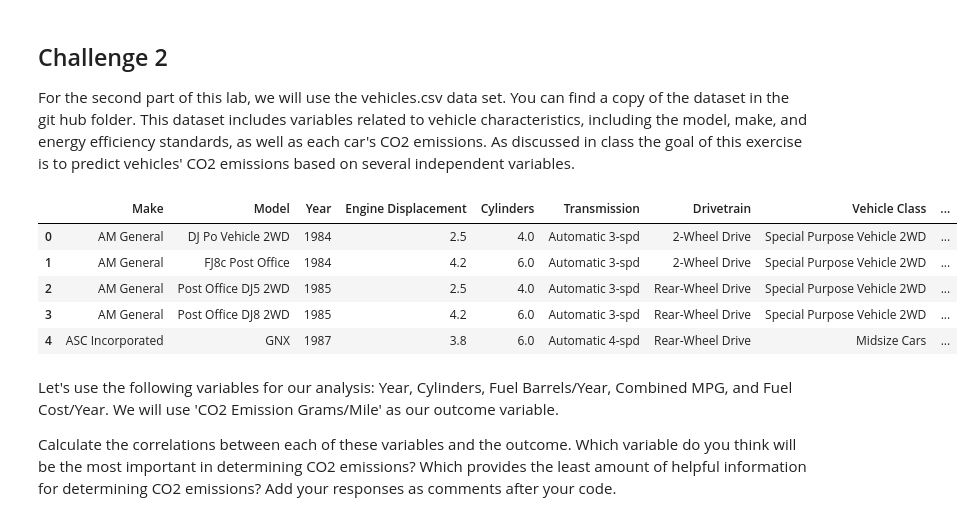
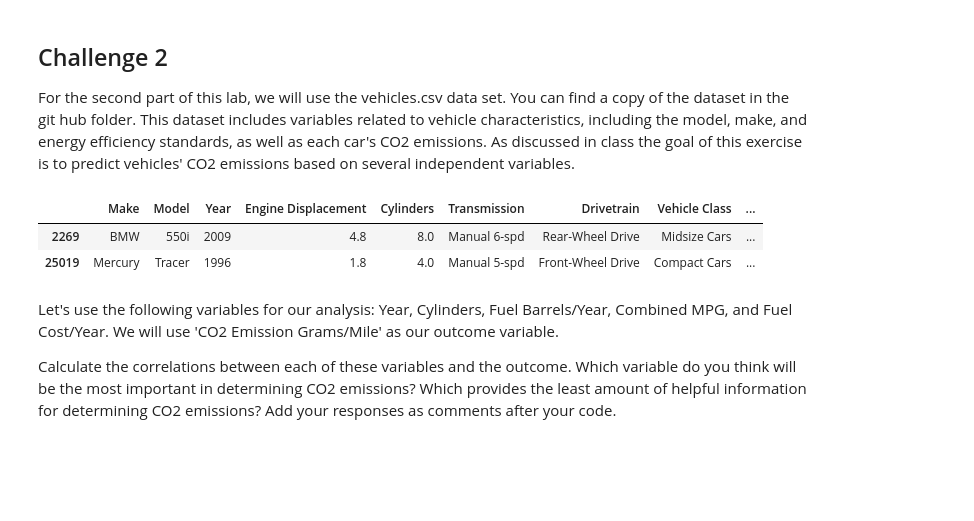
Before and after one commit to Ironhack-Data-Madrid-Octubre-2021/-lab-regression-analysis, a Jupyter notebook: your-code.ipynb, the cells around one changed output. Cells and saved outputs as stored; diff of their text form; code cells hidden in the pictures; blank space fills up the shorter version.

```diff
--- a/your-code.ipynb
+++ b/your-code.ipynb
@@ -131,14 +163,11 @@ from sklearn import metrics
 For the second part of this lab, we will use the vehicles.csv data set. You can find a copy of the dataset in the git hub folder. This dataset includes variables related to vehicle characteristics, including the model, make, and energy efficiency standards, as well as each car's CO2 emissions. As discussed in class the goal of this exercise is to predict vehicles' CO2 emissions based on several independent variables.
 # %%
 veh = pd.read_csv("vehicles.csv")
-veh.head()
+veh.sample(2)
 # %% [output]
 |  | Make | Model | Year | Engine Displacement | Cylinders | Transmission | Drivetrain | Vehicle Class | ... |
-| 0 | AM General | DJ Po Vehicle 2WD | 1984 | 2.5 | 4.0 | Automatic 3-spd | 2-Wheel Drive | Special Purpose Vehicle 2WD | ... |
-| 1 | AM General | FJ8c Post Office | 1984 | 4.2 | 6.0 | Automatic 3-spd | 2-Wheel Drive | Special Purpose Vehicle 2WD | ... |
-| 2 | AM General | Post Office DJ5 2WD | 1985 | 2.5 | 4.0 | Automatic 3-spd | Rear-Wheel Drive | Special Purpose Vehicle 2WD | ... |
-| 3 | AM General | Post Office DJ8 2WD | 1985 | 4.2 | 6.0 | Automatic 3-spd | Rear-Wheel Drive | Special Purpose Vehicle 2WD | ... |
-| 4 | ASC Incorporated | GNX | 1987 | 3.8 | 6.0 | Automatic 4-spd | Rear-Wheel Drive | Midsize Cars | ... |
+| 2269 | BMW | 550i | 2009 | 4.8 | 8.0 | Manual 6-spd | Rear-Wheel Drive | Midsize Cars | ... |
+| 25019 | Mercury | Tracer | 1996 | 1.8 | 4.0 | Manual 5-spd | Front-Wheel Drive | Compact Cars | ... |
 # %% [markdown]
 Let's use the following variables for our analysis: Year, Cylinders, Fuel Barrels/Year, Combined MPG, and Fuel Cost/Year. We will use 'CO2 Emission Grams/Mile' as our outcome variable.
 
```
Also changed, not shown: parts of 37 cells of this notebook.
